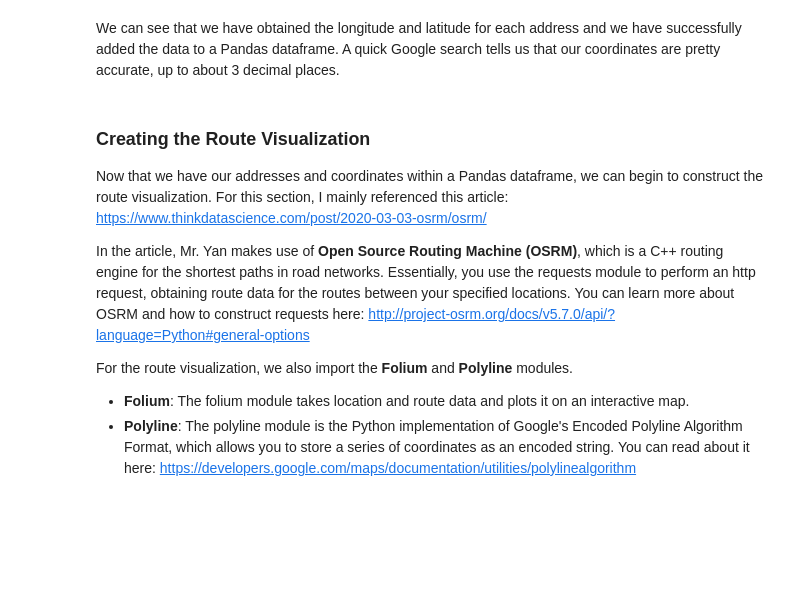
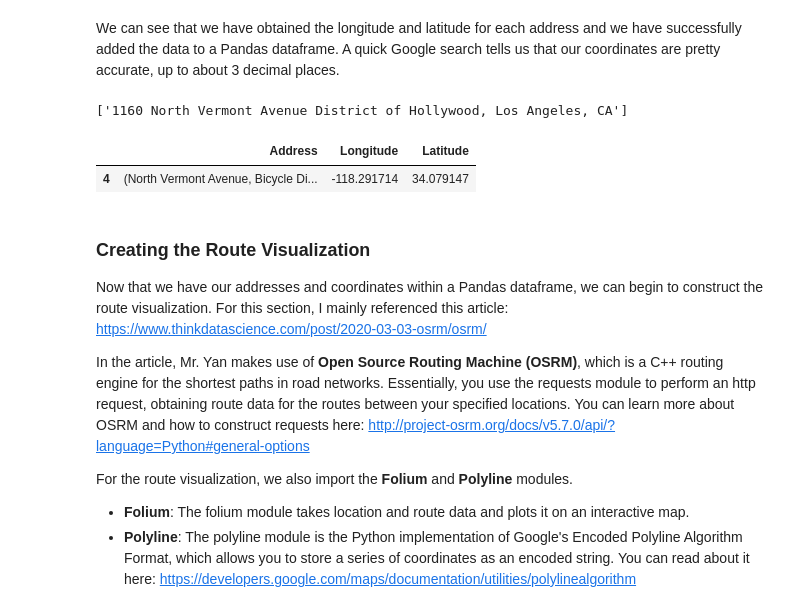
Before and after one commit to jren99/pic16b_project_LA_Travel_Planner, a Jupyter notebook: route-visualization.ipynb, the cells around one changed output. Saved outputs shown, nothing was run; the diff lists cells and outputs as text; code cells hidden in the pictures; blank space fills up the shorter version.

Commit message:
visualize multiple routes

```diff
--- a/route-visualization.ipynb
+++ b/route-visualization.ipynb
@@ -153,6 +231,8 @@ def location_cleaner(locations):
                 break
             location = location.rsplit(' ', 1)[0]
     return locations_copy
+# %%
+geolocator = Nominatim(user_agent = "pic16b")
 # %%
 df = pd.DataFrame(columns = ["Address", "Longitude", "Latitude"]) # creating the Pandas dataframe
 
@@ -171,5 +251,20 @@ df
 # %% [markdown]
 We can see that we have obtained the longitude and latitude for each address and we have successfully added the data to a Pandas dataframe. A quick Google search tells us that our coordinates are pretty accurate, up to about 3 decimal places.
+# %%
+# may or may not need a dataframe depending on if we allow a user to stay at multiple hotels
+hotel = pd.DataFrame(columns = ["Address", "Longitude", "Latitude"]) # creating the Pandas dataframe
+
+hotel_locations = location_cleaner(hotel_location)
+print(hotel_locations)
+for location in hotel_locations:
+    loc = geolocator.geocode(location) # geocoding the location
+    hotel.loc[len(df.index)] = [loc, loc.longitude, loc.latitude] # adding the location, longitude, and latitude to the dataframe
+
+hotel
+# %% [output]
+['1160 North Vermont Avenue District of Hollywood, Los Angeles, CA']
+|  | Address | Longitude | Latitude |
+| 4 | (North Vermont Avenue, Bicycle Di... | -118.291714 | 34.079147 |
 # %% [markdown]
 ### Creating the Route Visualization
 Now that we have our addresses and coordinates within a Pandas dataframe, we can begin to construct the route visualization. For this section, I mainly referenced this article: https://www.thinkdatascience.com/post/2020-03-03-osrm/osrm/
```
Also changed, not shown: parts of 27 cells of this notebook, 1 other file.
